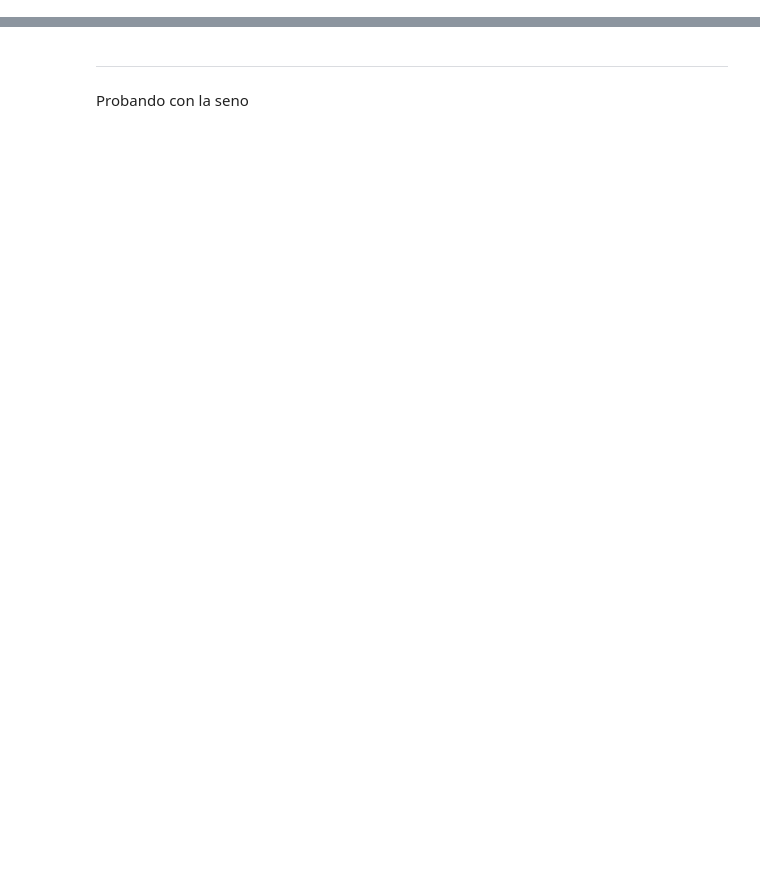
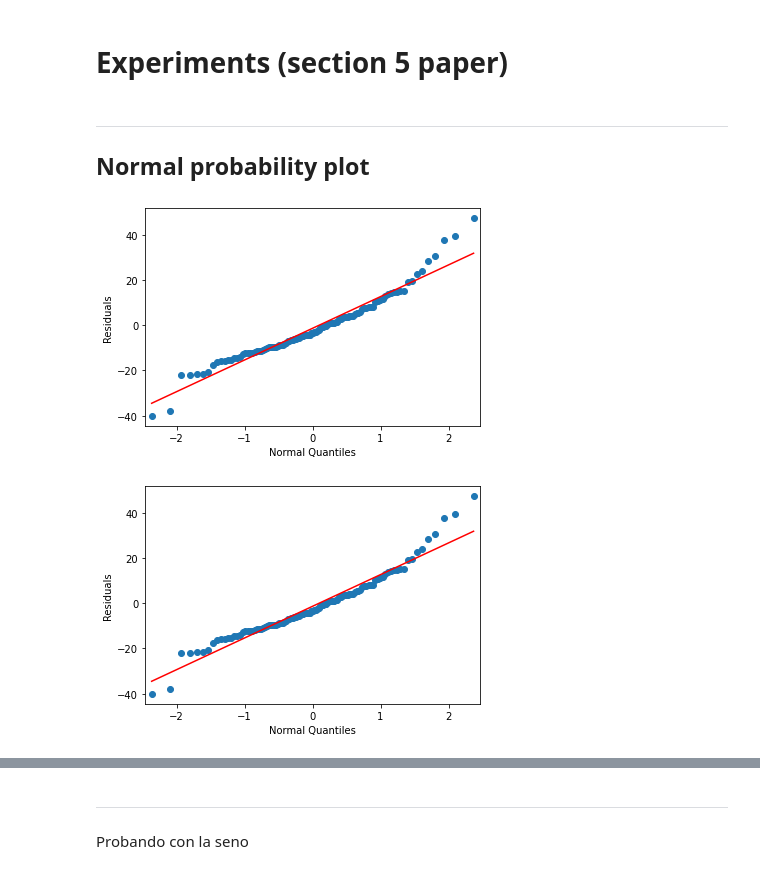
Before and after one commit to pablolp99/mn-tp3, a Jupyter notebook: notebooks/Other.ipynb, the cells around one changed output, grey strips where cells are left out. Cells and saved outputs as stored; diff of their text form; code cells hidden in the pictures; blank space fills up the shorter version.

```diff
--- a/notebooks/Other.ipynb
+++ b/notebooks/Other.ipynb
@@ -28,0 +32,15 @@ Text(0, 0.5, 'Ozone')
+# %% [markdown]
+# Experiments (section 5 paper)
+# %% [markdown]
+---
+## Normal probability plot
+# %%
+import seaborn as sns
+import statsmodels.graphics.gofplots as sm
+
+residuals = y - y_hat
+
+sm.ProbPlot(residuals).qqplot(line="s", xlabel="Normal Quantiles", ylabel="Residuals")
+# %% [output]
+[figure, added]
+[figure, added]
```
Also changed, not shown: parts of 11 cells of this notebook.
